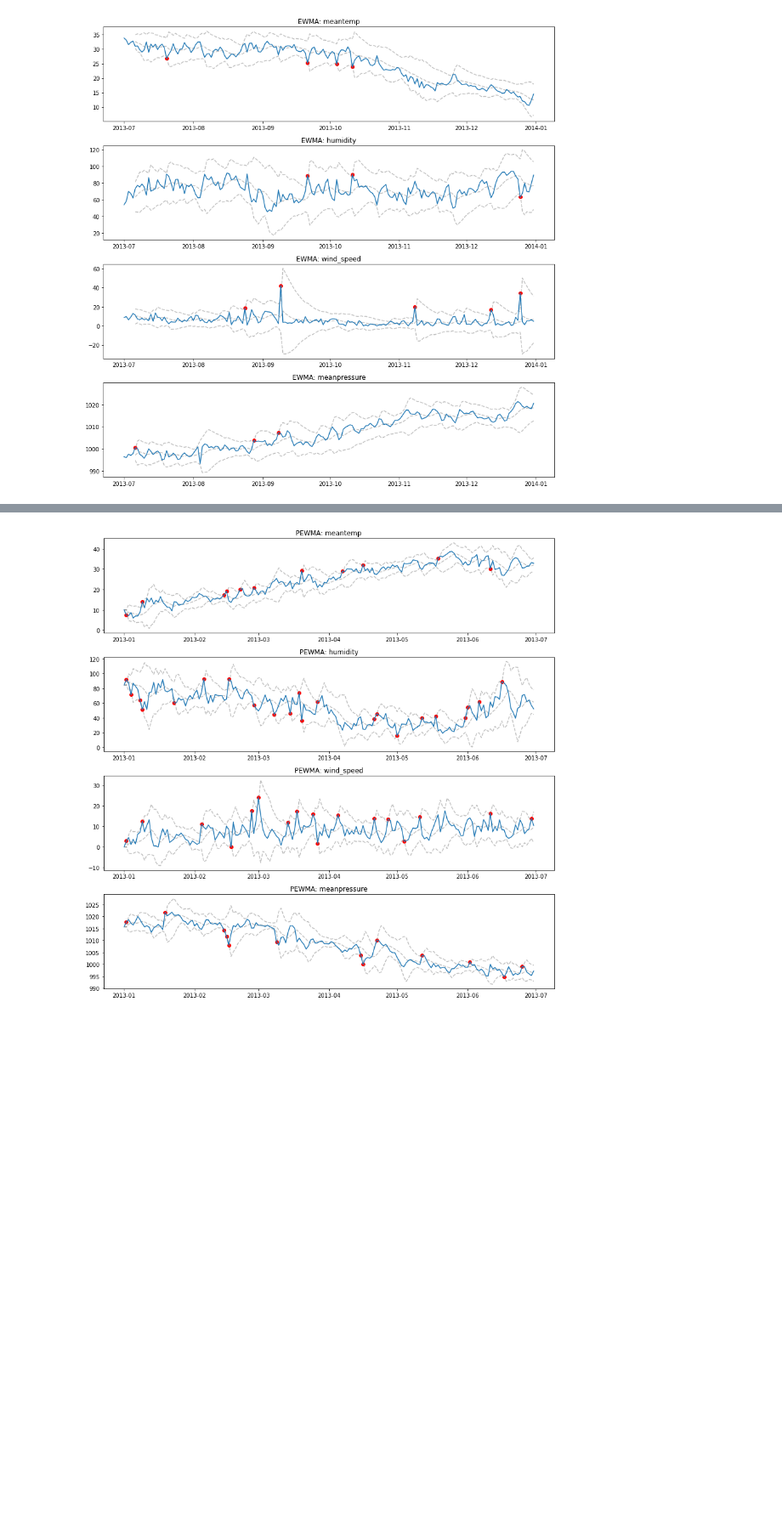
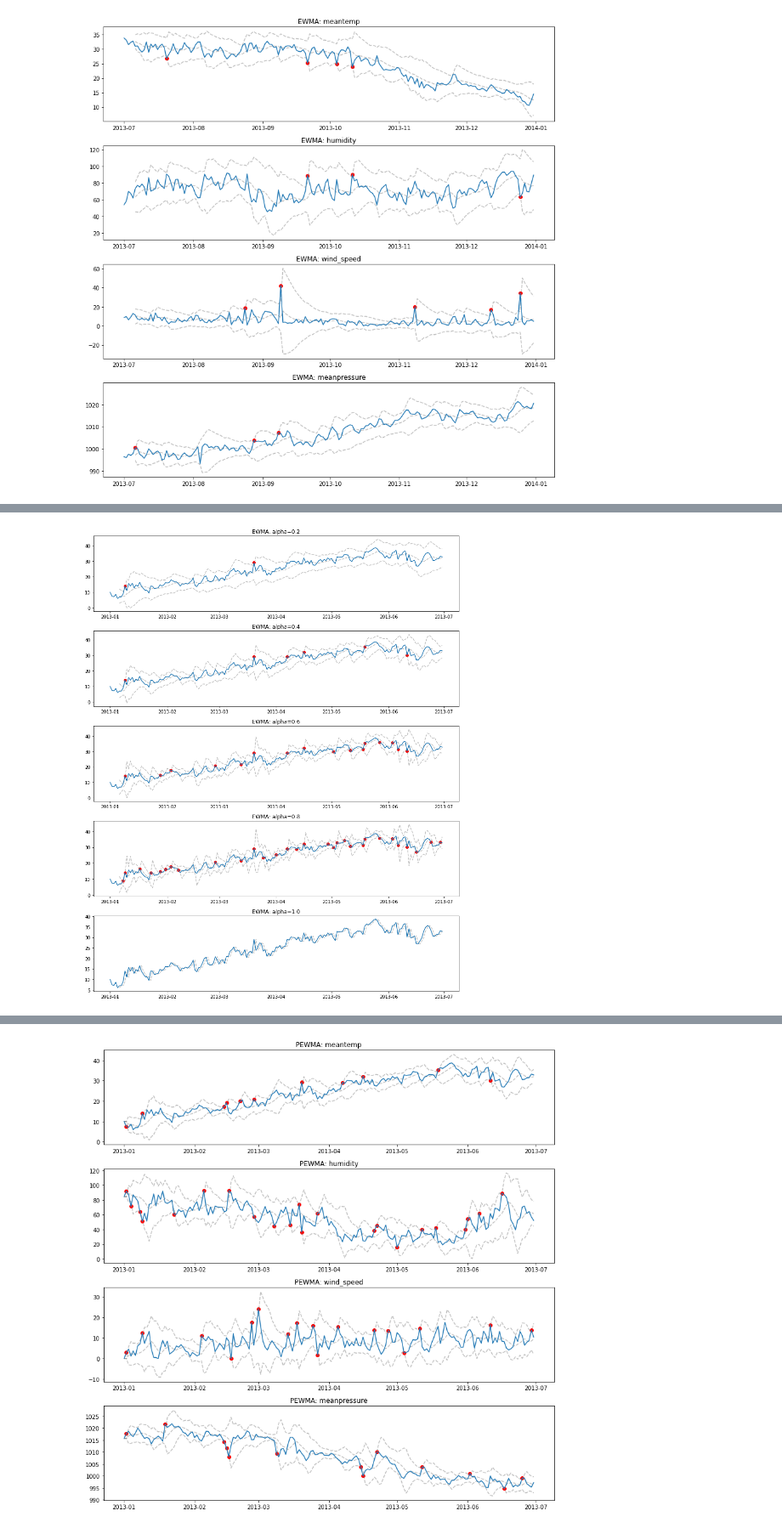
Before and after one commit to williewheeler/tsanomaly, a Jupyter notebook: examples/ewma-pewma-examples.ipynb, the cells around one changed output, grey strips where cells are left out. Shown at 85% size. Saved outputs shown, nothing was run; the diff lists cells and outputs as text; code cells hidden in the pictures; blank space fills up the shorter version.

```diff
--- a/examples/ewma-pewma-examples.ipynb
+++ b/examples/ewma-pewma-examples.ipynb
@@ -6,6 +6,8 @@ import matplotlib.pyplot as plt
 import matplotlib.patches as mpatches
 import tsanomaly as ad
 import tsanomaly.expsmooth as exp
+# %%
+CHART_HEIGHT = 3
 # %%
 df = pd.read_csv("./data/DailyDelhiClimateTrain.csv").set_index("date")
 df.index = pd.to_datetime(df.index)
@@ -64,0 +71,12 @@ plot_ewma(df, "2013-07-01", "2013-12-31")
+# %%
+def plot_ewma_multi_param(x, start, end, n_alphas=5, k=3.0):
+    fig, ax = plt.subplots(
+        nrows=n_alphas,
+        ncols=1,
+        figsize=(12, CHART_HEIGHT*n_alphas),
+        tight_layout=True)
+    for i in range(n_alphas):
+        alpha = (i + 1) / n_alphas
+        x = x.loc[start:end]
+        result = exp.ewma(x, alpha, k)
+        ad.plot.plot_anomalies(ax[i], result, f"EWMA: alpha={alpha}")
@@ -65 +101,5 @@ plot_ewma(df, "2013-07-01", "2013-12-31")
+# %%
+plot_ewma_multi_param(df["meantemp"], "2013-01-01", "2013-06-30", n_alphas=5, k=3.0)
+# %% [output]
+[figure, added]
 # %% [markdown]
```
Also changed, not shown: parts of 10 cells of this notebook, 1 other file.
